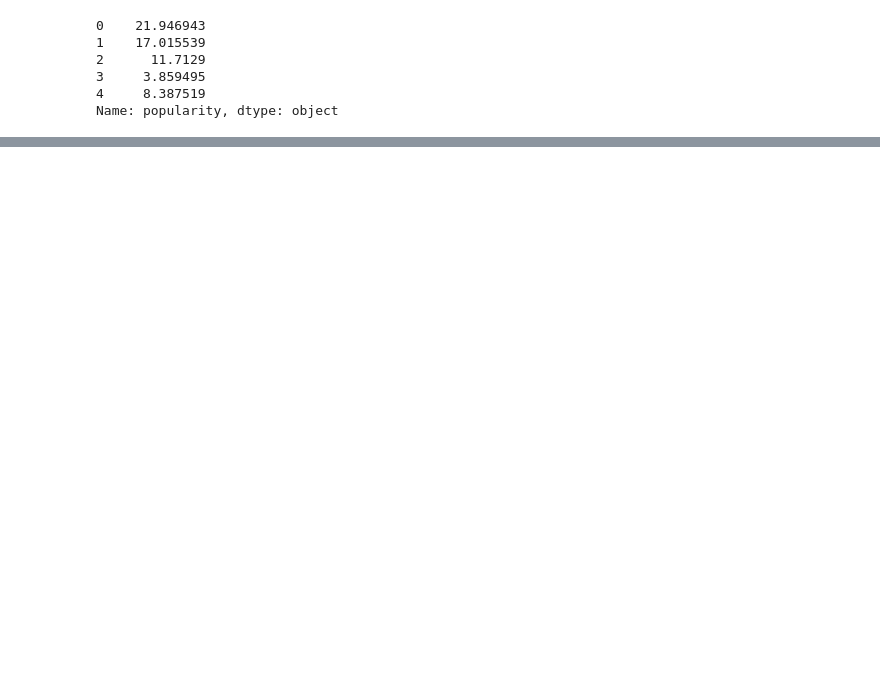
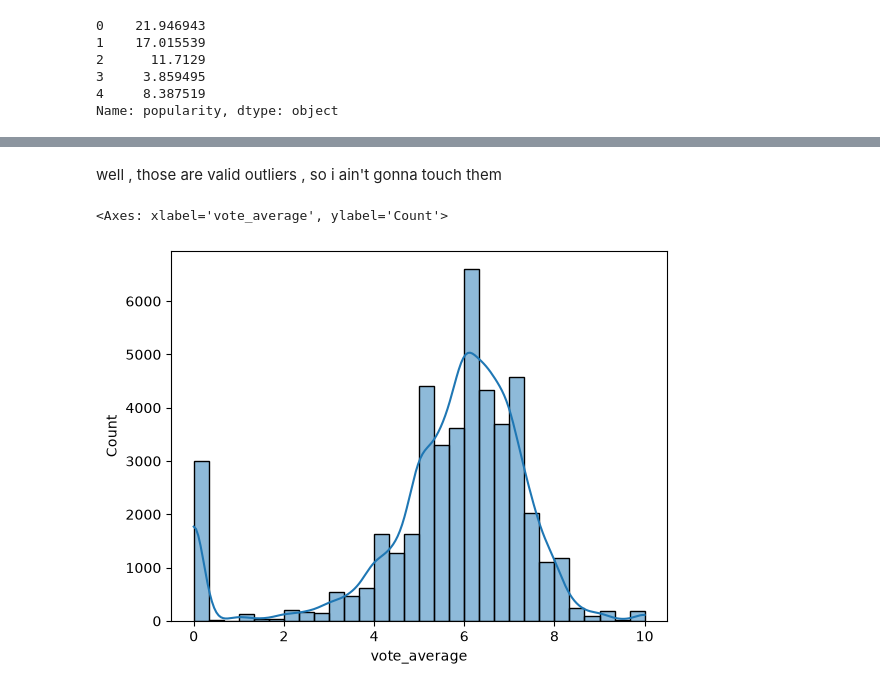
Before and after one commit to Lakshyaraj-Singh-Rao/Movie-recommendation-system, a Jupyter notebook: EDA.ipynb, the cells around one changed output, grey strips where cells are left out. Saved outputs shown, nothing was run; the diff lists cells and outputs as text; code cells hidden in the pictures; blank space fills up the shorter version.

```diff
--- a/EDA.ipynb
+++ b/EDA.ipynb
@@ -91,0 +153,4 @@ df['original_language'] = df['original_language'].fillna('unknown')
+# %%
+df['popularity'] = pd.to_numeric(df['popularity'], errors='coerce')
+# %%
+df = df.dropna(subset=['popularity'])
@@ -91,0 +173,7 @@ df['original_language'] = df['original_language'].fillna('unknown')
+# %% [markdown]
+well , those are valid outliers , so i ain't gonna touch them
+# %%
+sns.histplot(df['vote_average'],bins=30,kde=True)
+# %% [output]
+<Axes: xlabel='vote_average', ylabel='Count'>
+[figure, added]
```
Also changed, not shown: parts of 17 cells of this notebook.
